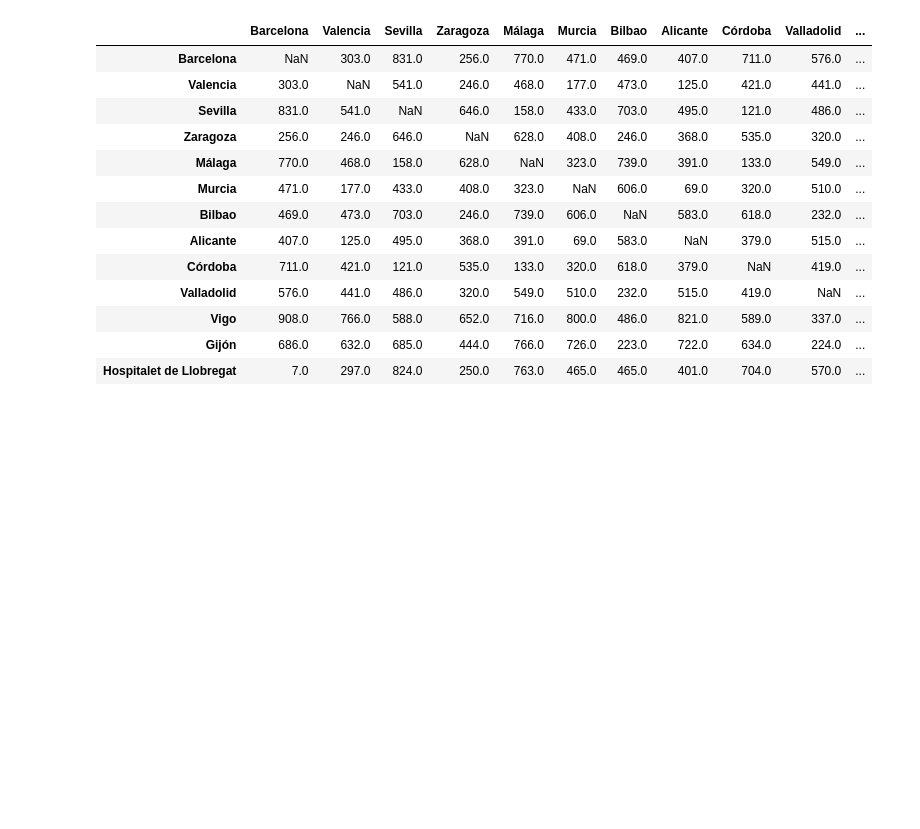
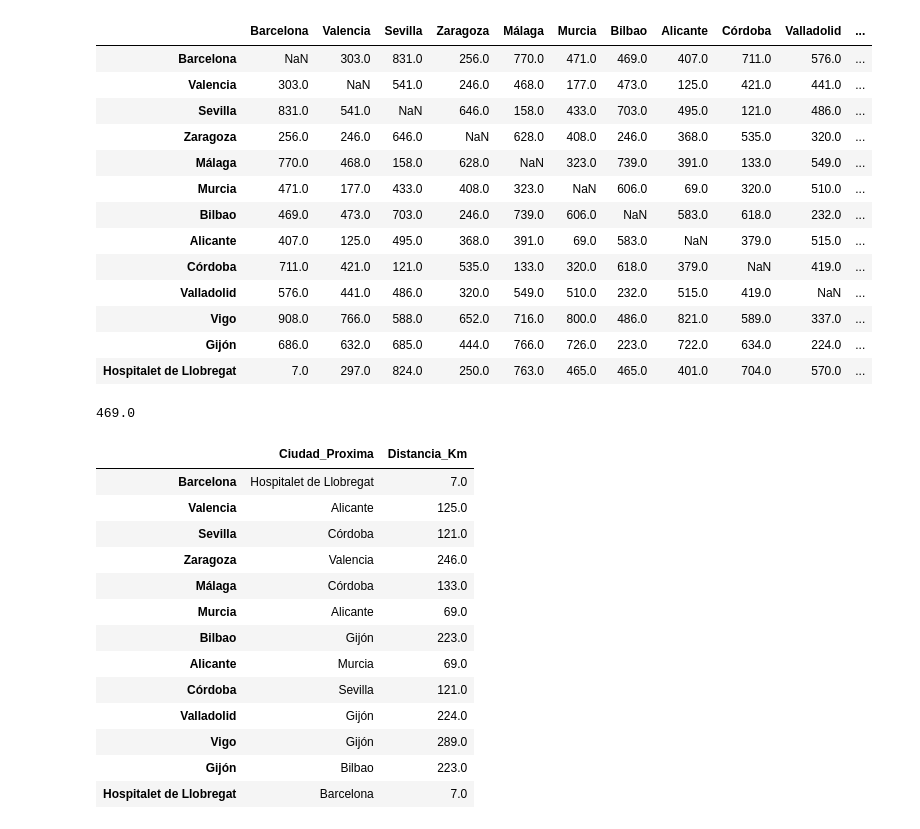
Before and after one commit to jordi-cx/it_academy, a Jupyter notebook: sprint_08_jcx_wip.ipynb, the cells around one changed output. Cells and saved outputs as stored; diff of their text form; code cells hidden in the pictures; blank space fills up the shorter version.

```diff
--- a/sprint_08_jcx_wip.ipynb
+++ b/sprint_08_jcx_wip.ipynb
@@ -2539,3 +2539,31 @@ display(df_distancias)
 | Vigo | 908.0 | 766.0 | 588.0 | 652.0 | 716.0 | 800.0 | 486.0 | 821.0 | 589.0 | 337.0 | ... |
 | Gijón | 686.0 | 632.0 | 685.0 | 444.0 | 766.0 | 726.0 | 223.0 | 722.0 | 634.0 | 224.0 | ... |
 | Hospitalet de Llobregat | 7.0 | 297.0 | 824.0 | 250.0 | 763.0 | 465.0 | 465.0 | 401.0 | 704.0 | 570.0 | ... |
+# %%
+# Ver distancia entre ciudades
+print(df_distancias.loc['Barcelona', 'Bilbao'])
+# %% [output]
+469.0
+# %%
+# Tabla con las ciudades más próximas
+df_proximas_kms = pd.DataFrame({
+    'Ciudad_Proxima': df_distancias.idxmin(axis=1),
+    'Distancia_Km': df_distancias.min(axis=1)
+})
+
+display(df_proximas_kms)
+# %% [output]
+|  | Ciudad_Proxima | Distancia_Km |
+| Barcelona | Hospitalet de Llobregat | 7.0 |
+| Valencia | Alicante | 125.0 |
+| Sevilla | Córdoba | 121.0 |
+| Zaragoza | Valencia | 246.0 |
+| Málaga | Córdoba | 133.0 |
+| Murcia | Alicante | 69.0 |
+| Bilbao | Gijón | 223.0 |
+| Alicante | Murcia | 69.0 |
+| Córdoba | Sevilla | 121.0 |
+| Valladolid | Gijón | 224.0 |
+| Vigo | Gijón | 289.0 |
+| Gijón | Bilbao | 223.0 |
+| Hospitalet de Llobregat | Barcelona | 7.0 |
```
Also changed, not shown: parts of 2 cells of this notebook.
